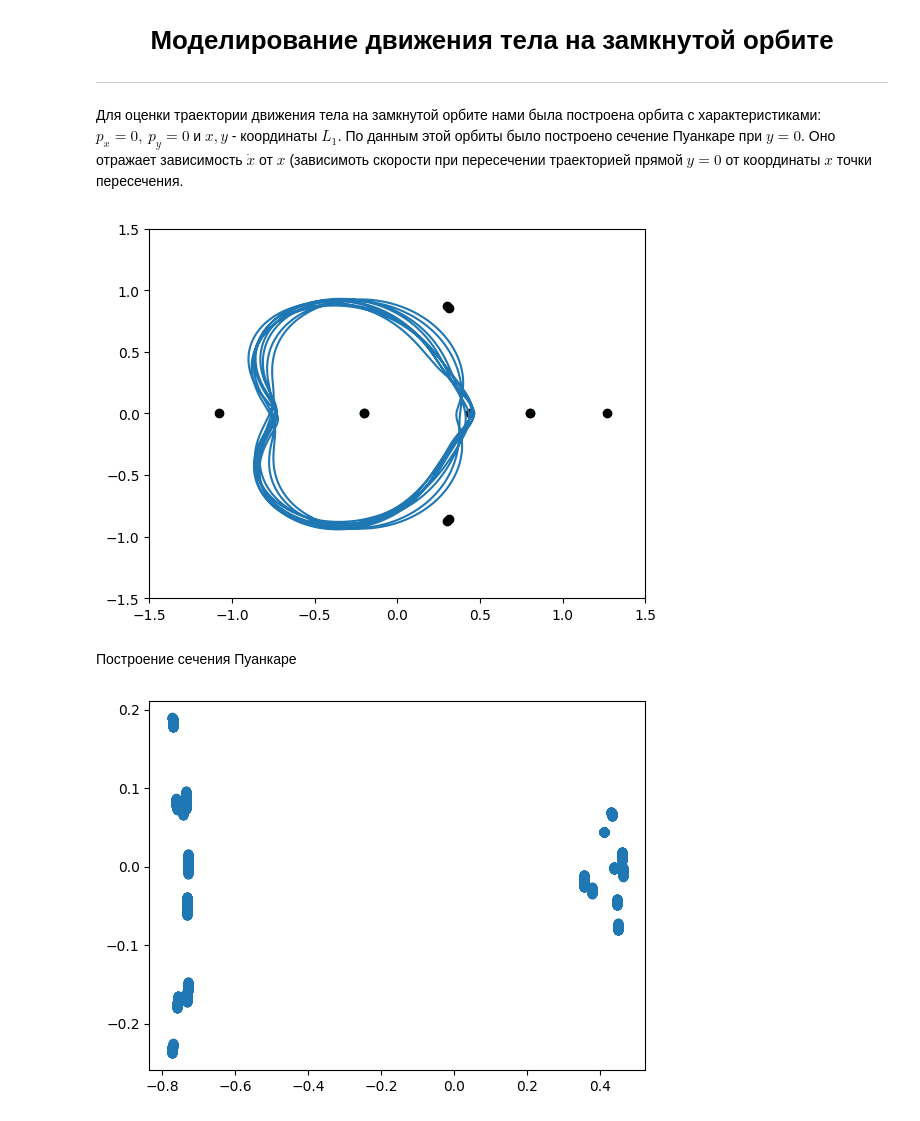
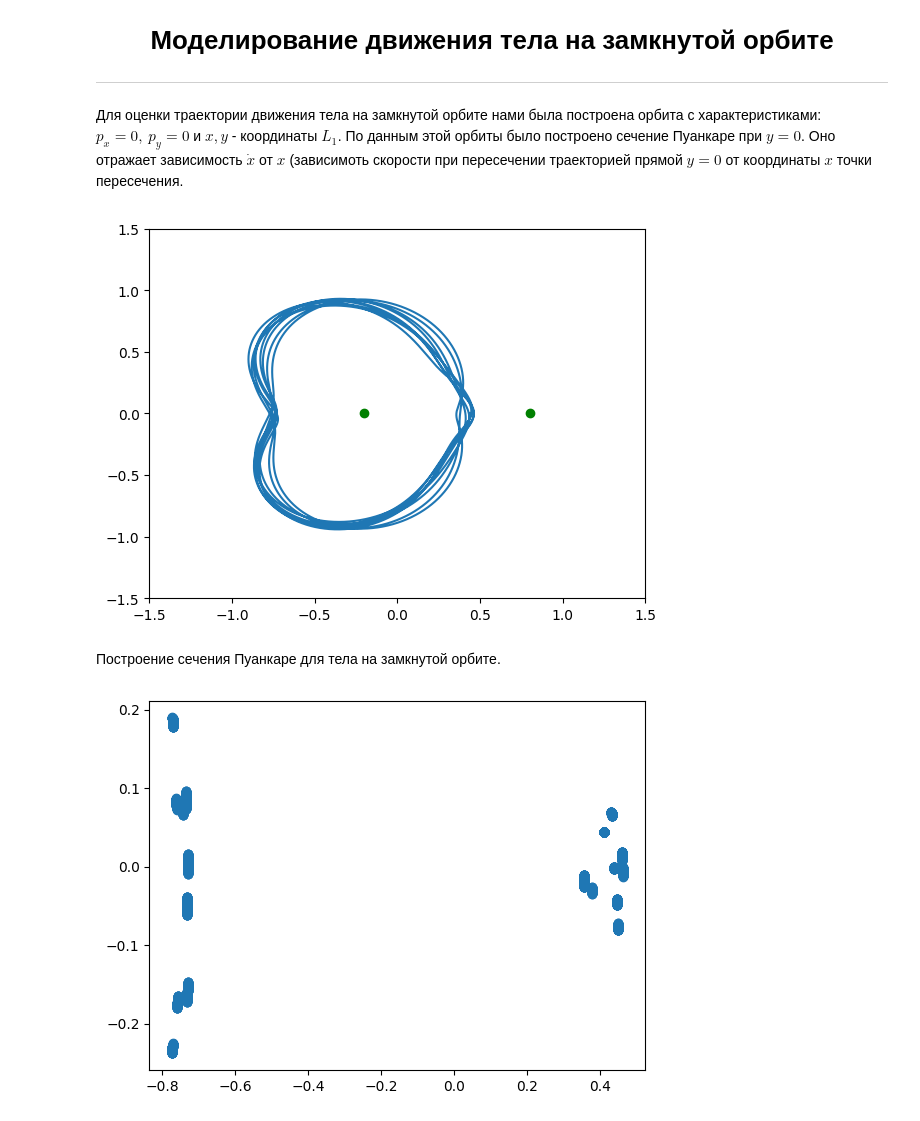
Before and after one commit to ZhizhchenkoA/Mechanic_Project, a Jupyter notebook: Mechanics_beta.ipynb, the cells around one changed output. Drawn from its saved outputs; the diff is of its cells as text; code cells hidden in the pictures.

```diff
--- a/Mechanics_beta.ipynb
+++ b/Mechanics_beta.ipynb
@@ -371,32 +367,32 @@ _______
 # %%
 x, y = L_x[0], L_y[0]
 px, py = 0, 0
 t = 550000
 delta_t = 1e-4
 x_result, x_dot_result = [], []
 X, Y, PX, PY = [x], [y], [px], [py]
 for _ in tqdm(range(t)):
-  X.append(X[-1] + x_dot(x, y, px, py) * delta_t)
-  Y.append(Y[-1] + y_dot(x, y, px, py) * delta_t)
-  PX.append(PX[-1] + px_dot(x, y, px, py) * delta_t)
-  PY.append(PY[-1] + py_dot(x, y, px, py) * delta_t)
-  x = X[-1]
-  y = Y[-1]
-  px = PX[-1]
-  py = PY[-1]
-  if -3e-3 <= y <= 3e-3:
-    x_result.append(x)
-    x_dot_result.append(px)
+    X.append(X[-1] + x_dot(x, y, px, py) * delta_t)
+    Y.append(Y[-1] + y_dot(x, y, px, py) * delta_t)
+    PX.append(PX[-1] + px_dot(x, y, px, py) * delta_t)
+    PY.append(PY[-1] + py_dot(x, y, px, py) * delta_t)
+    x = X[-1]
+    y = Y[-1]
+    px = PX[-1]
+    py = PY[-1]
+    if -3e-3 <= y <= 3e-3:
+        x_result.append(x)
+        x_dot_result.append(px)
 plt.plot(X, Y)
 plt.scatter([-mu, 1 - mu], [0, 0], c='green')
-plt.scatter(ans_x, ans_y, c='black')
+# plt.scatter(ans_x, ans_y, c='black')
 plt.xlim(-1.5, 1.5)
 plt.ylim(-1.5, 1.5)
 plt.show()
 # %% [output]
-[figure, old version]
+[figure, new version]
 # %% [markdown]
-Построение сечения Пуанкаре
+Построение сечения Пуанкаре для тела на замкнутой орбите.
 # %%
 plt.scatter(x_result, x_dot_result)
 plt.show()
```
Also changed, not shown: parts of 11 cells of this notebook.
